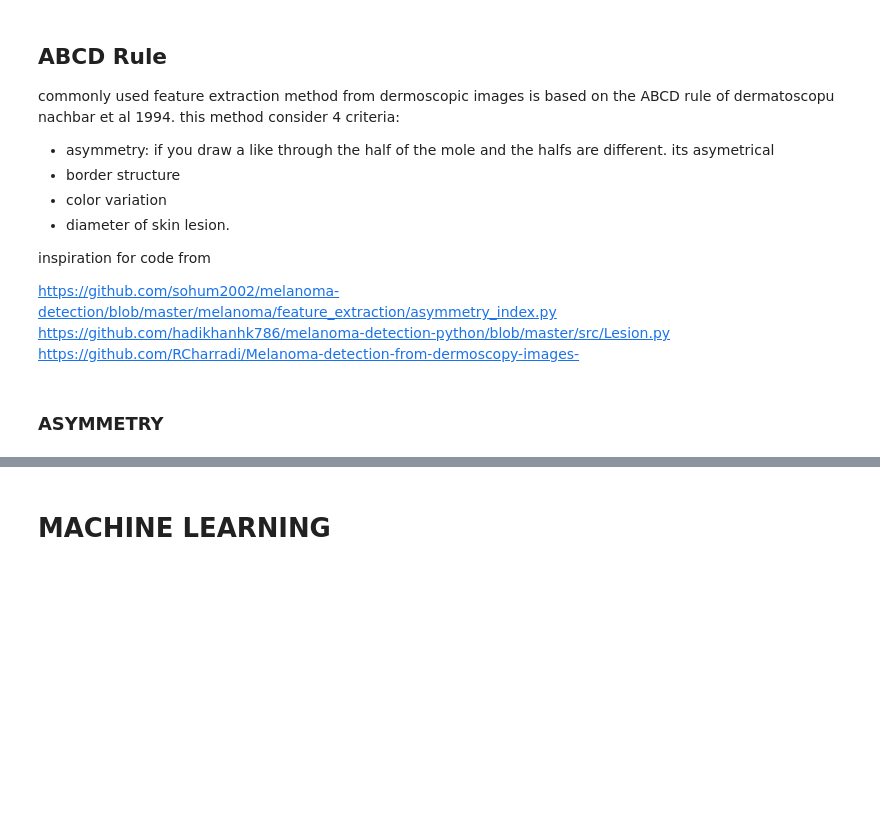
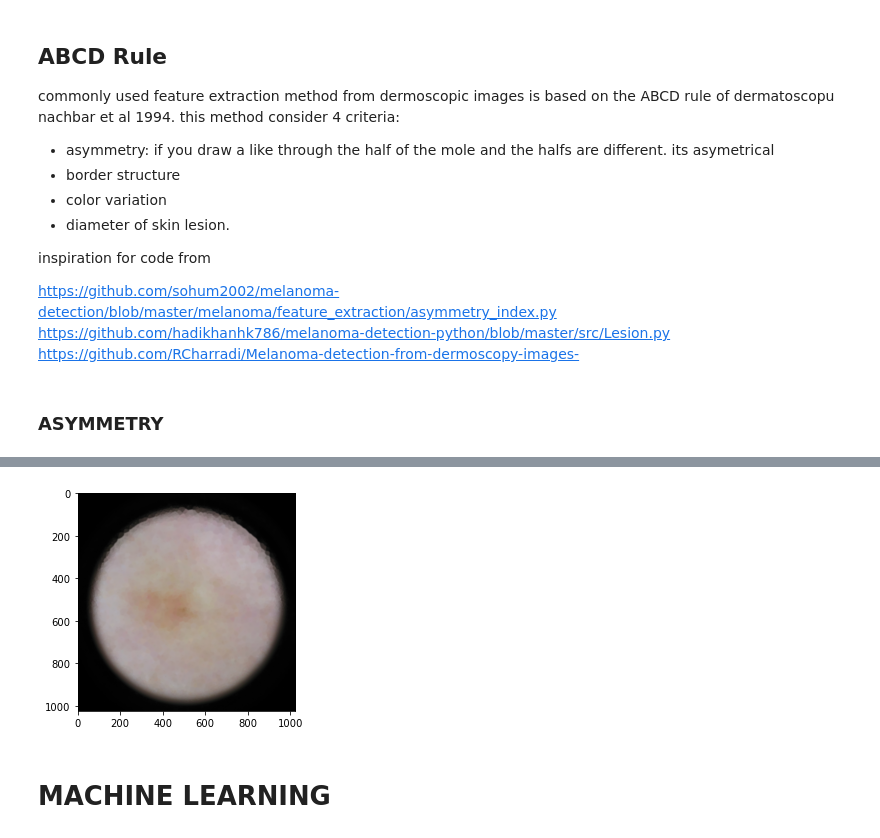
Before and after one commit to emyesme/MelanomaChallenge, a Jupyter notebook: PipelineTest2.ipynb, the cells around one changed output, grey strips where cells are left out. Drawn from its saved outputs; the diff is of its cells as text; code cells hidden in the pictures; blank space fills up the shorter version.

```diff
--- a/PipelineTest2.ipynb
+++ b/PipelineTest2.ipynb
@@ -425,0 +253,78 @@ print('symmetry ', result_asym)
+# %%
+import library
+import texture_features
+import color_features
+import glcm_features
+import hair_removal
+import pandas as pd
+import numpy as np
+import cv2
+import os
+
+samples = library.get_sample(path = "/home/emily/Desktop/CAD/challenge1/train", amount=2)
+
+dictF = {}
+features = pd.DataFrame()
+count = 0
+flag = True
+
+for sample in samples:
+    print('count ', count)
+    count += 1
+
+    # read image
+    img = cv2.imread(sample)
+
+    plt.imshow(img)
+
+    # clahe preprocessing
+    #clahe = clahe_rgb(img, 8)
+
+    # gray world. color balanced
+    #prepro = library.grey_world(img)
+    prepro = img
+
+    # hair removal
+    output_bh = hair_removal.hair_remove(prepro, 17, 4)
+    print("hairless")
+
+    dictF['name'] = sample
+    dictF['label'] = (0 if 'nevus' in sample else 1 )
+
+    # color features
+    colors = color_features.extract_color_features(prepro)
+    dictF.update(colors)
+
+    # glcm features
+    angles = [0, np.pi/4, np.pi/2, 3*np.pi/4]
+    distances = [1]
+    colorspaces = ['rgb', 'hsv', 'lab', 'ycc', 'gray']
+
+    for cs in colorspaces:
+        glcm = glcm_features.get_glcm(prepro, angles, distances, cs)
+        dictF.update(glcm)
+
+
+    # lbp features
+    lbp = texture_features.extract_lbp(prepro, 1, 8)
+    dictF.update(lbp)
+
+    # orb features
+    # orb = texture_features.extract_orb(output_bh, 64)
+    # dictF.update(orb)
+
+    features = features.append(dictF, ignore_index=True)
+
+    # save features
+    library.writeFeatures(features,
+                  flag,
+                  os.path.join('/home',
+                             'emily',
+                             'Desktop',
+                             'CAD'),
+                  'features_prepro_shaver_4.csv')
+
+    flag = False
+    features = pd.DataFrame()
+    dictF.clear()
+# %% [output]
@@ -426,3 +370,4 @@ print('symmetry ', result_asym)
+[figure, added]
 # %% [markdown]
 # MACHINE LEARNING
 # %%
```
Also changed, not shown: parts of 10 cells of this notebook, 11 other files.
